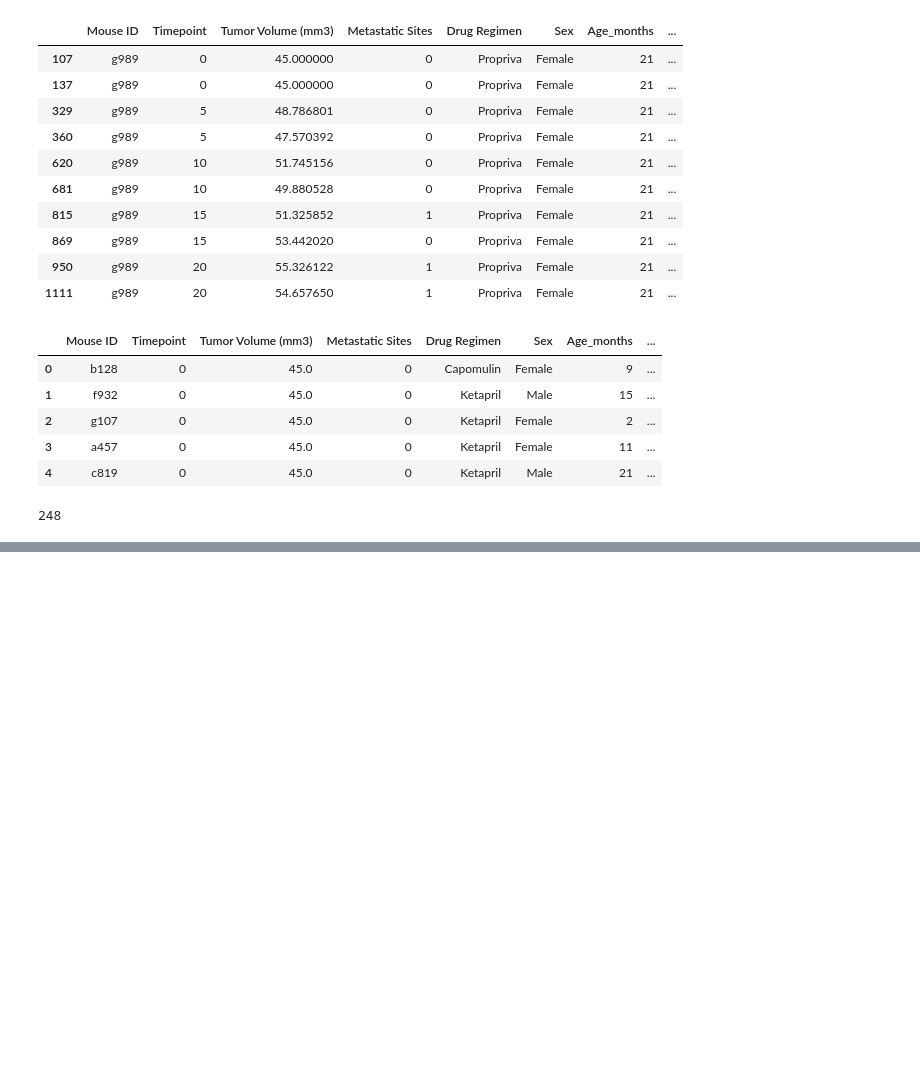
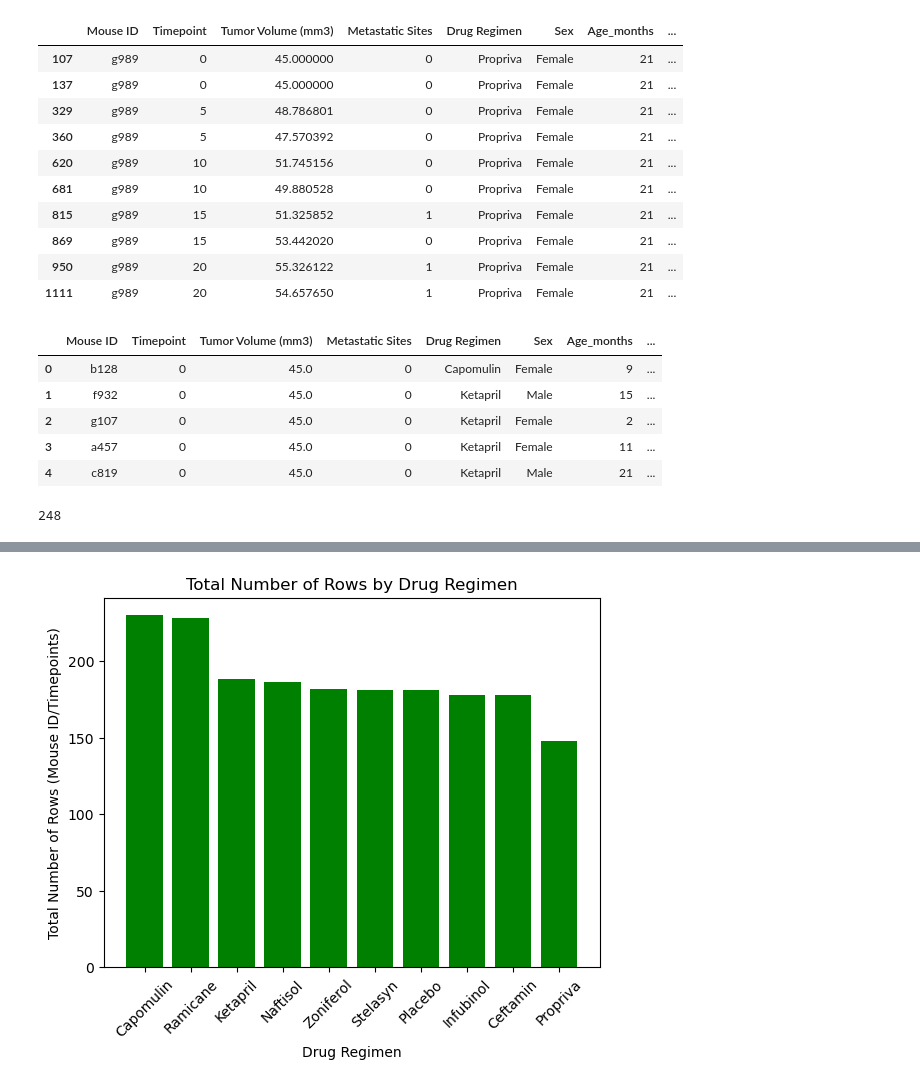
Before and after one commit to dboyer12007/Plotting_With_Pandas, a Jupyter notebook: Module_5_Files/Analysis.ipynb, the cells around one changed output, grey strips where cells are left out. Saved outputs shown, nothing was run; the diff lists cells and outputs as text; code cells hidden in the pictures; blank space fills up the shorter version.

```diff
--- a/Module_5_Files/Analysis.ipynb
+++ b/Module_5_Files/Analysis.ipynb
@@ -56,0 +120,14 @@ cleaned_mice
+# %%
+# Bar plot showing the total number of rows (Mouse ID/Timepoints) for each drug regimen using pyplo
+
+drugs_by_time_point_matplot = cleaned_data['Drug Regimen'].value_counts()
+
+# Create the bar plot
+plt.bar(drugs_by_time_point_matplot.index, drugs_by_time_point_matplot.values, color='green')
+plt.xlabel('Drug Regimen')
+plt.ylabel('Total Number of Rows (Mouse ID/Timepoints)')
+plt.title('Total Number of Rows by Drug Regimen')
+plt.xticks(rotation=45)
+plt.show()
+# %% [output]
+[figure, added]
```
Also changed, not shown: parts of 12 cells of this notebook.
